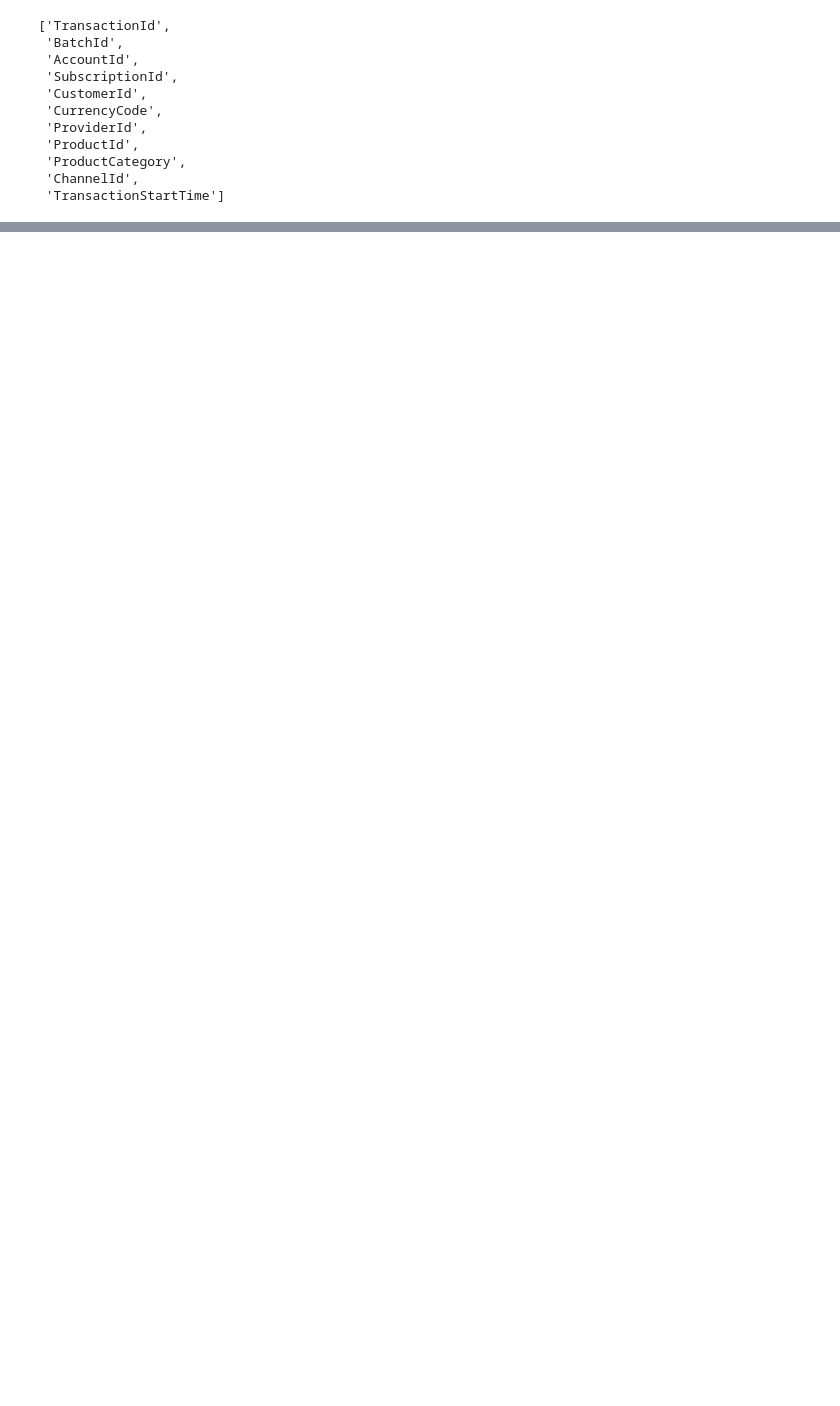
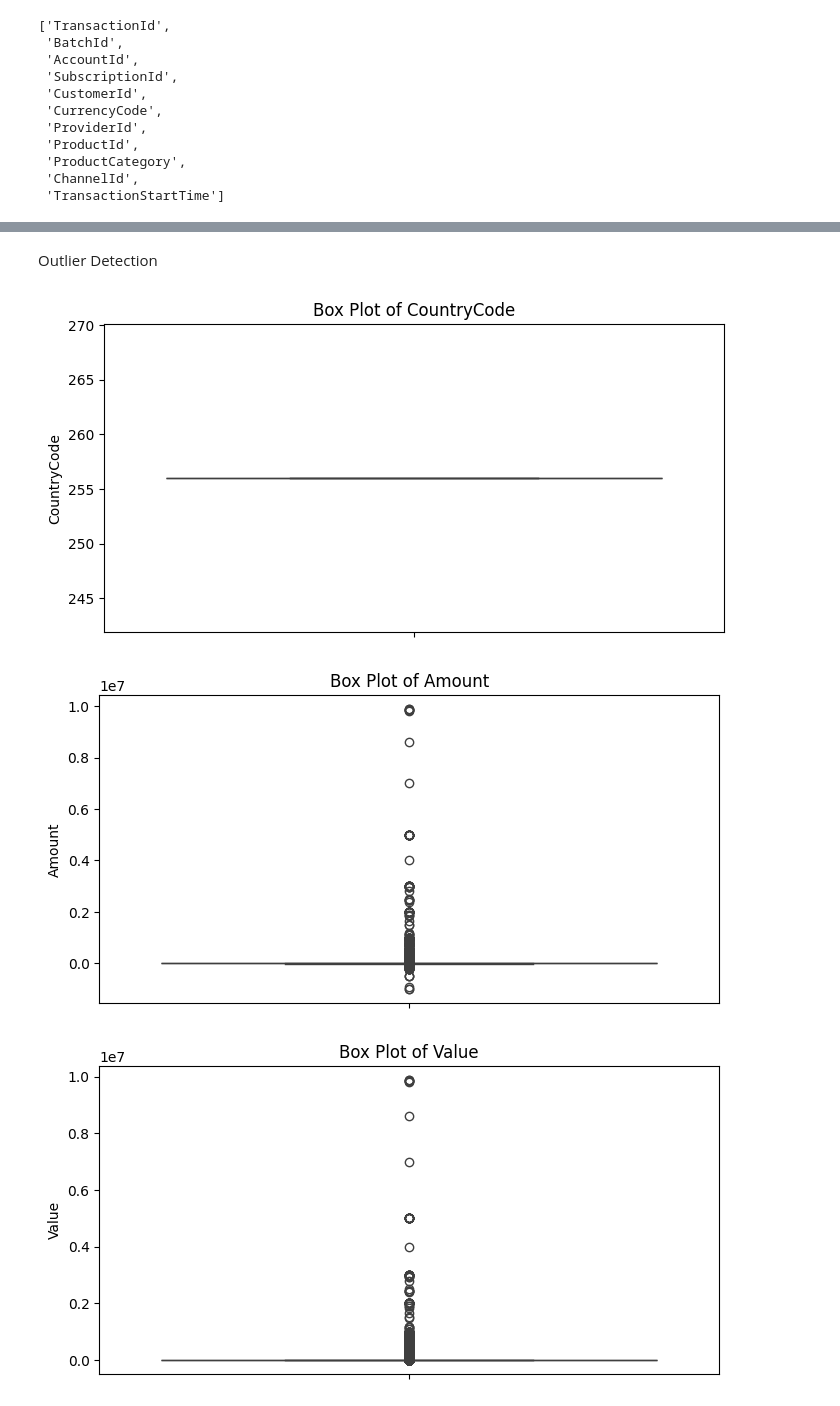
Before and after one commit to bef898/Credit-Scoring-Model-, a Jupyter notebook: notebooks/eda.ipynb, the cells around one changed output, grey strips where cells are left out. Drawn from its saved outputs; the diff is of its cells as text; code cells hidden in the pictures; blank space fills up the shorter version.

```diff
--- a/notebooks/eda.ipynb
+++ b/notebooks/eda.ipynb
@@ -89,0 +173,13 @@ categorical_columns
+# %% [markdown]
+ Outlier Detection
+# %%
+# Plot box plots for numerical features to detect outliers
+for column in numerical_columns:
+    plt.figure(figsize=(8, 4))
+    sns.boxplot(data[column])
+    plt.title(f'Box Plot of {column}')
+    plt.show()
+# %% [output]
+[figure, added]
+[figure, added]
+[figure, added]
```
Also changed, not shown: parts of 13 cells of this notebook, 1 other file.
